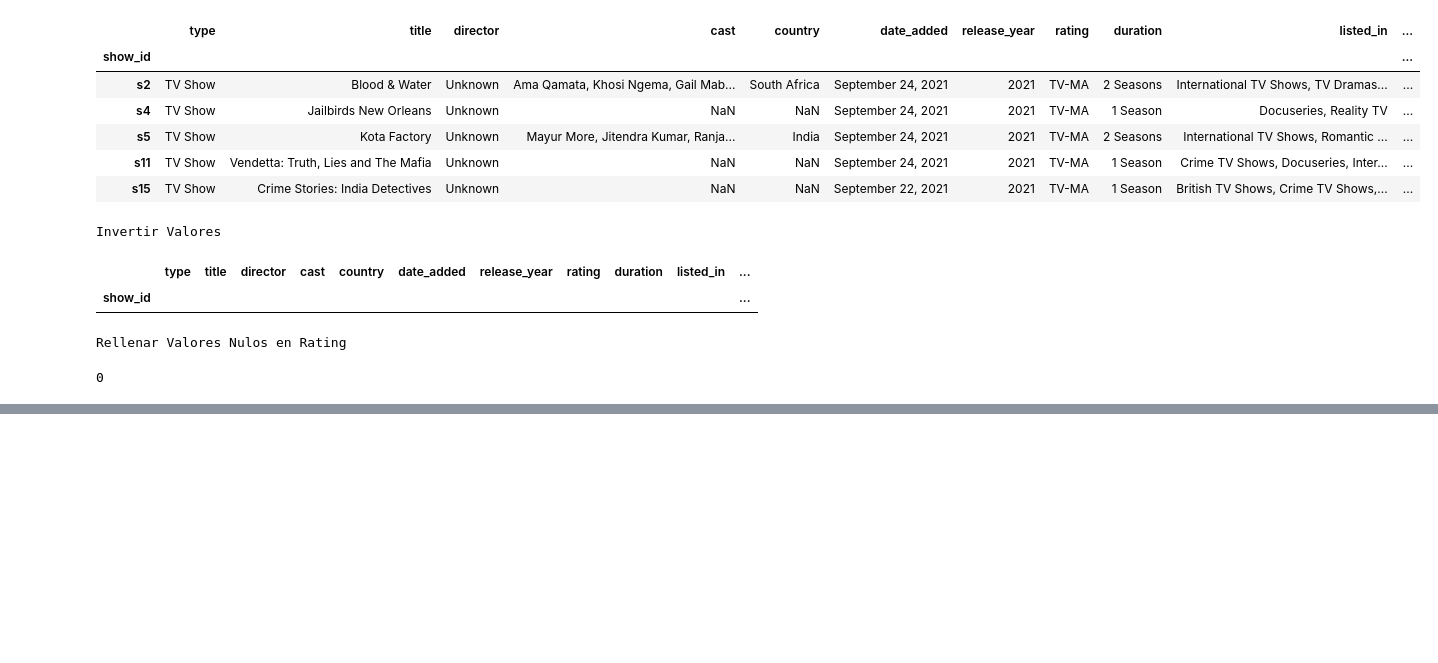
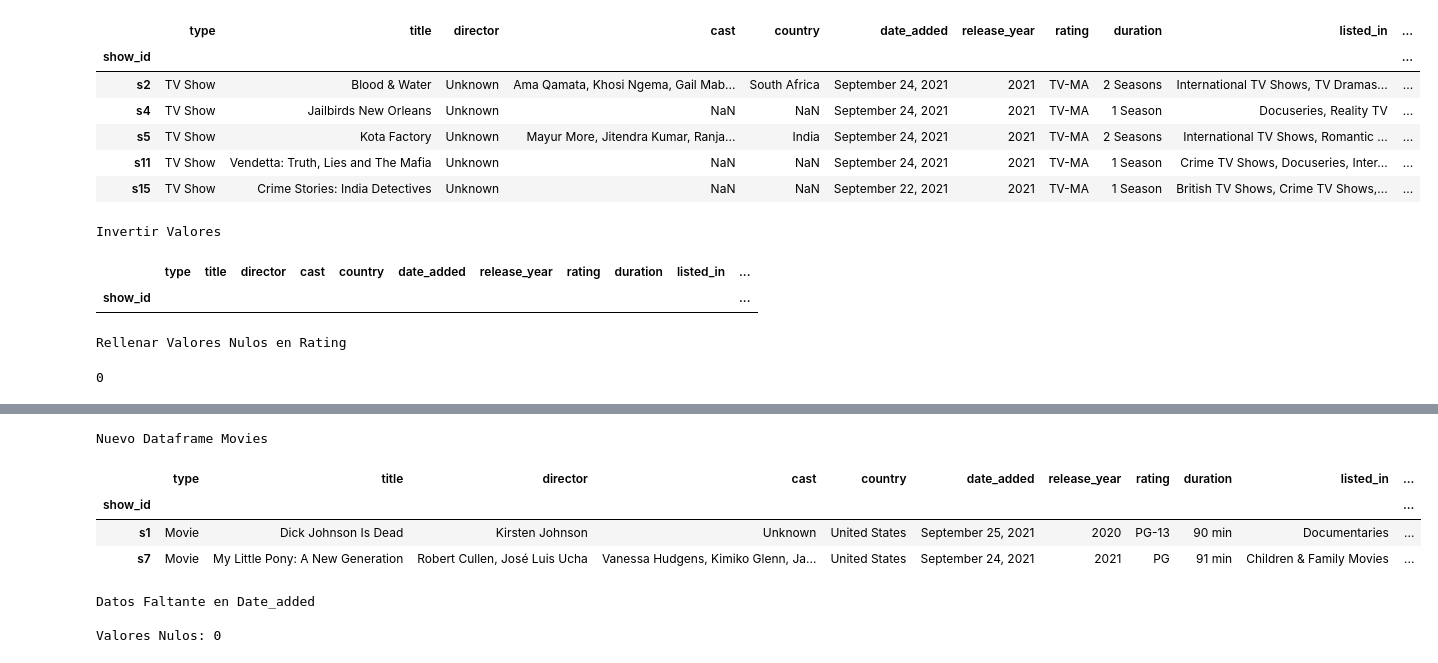
Before and after one commit to NinYuri/Machine_Learning, a Jupyter notebook: pandas/Tareas/Limpieza_Netflix.ipynb, the cells around one changed output, grey strips where cells are left out. Drawn from its saved outputs; the diff is of its cells as text; code cells hidden in the pictures; blank space fills up the shorter version.

```diff
--- a/pandas/Tareas/Limpieza_Netflix.ipynb
+++ b/pandas/Tareas/Limpieza_Netflix.ipynb
@@ -199,0 +250,21 @@ Rellenar Valores Nulos en Rating
+# %%
+# Crear un nuevo DataFrame de Películas
+
+df_movies = df_netflix[df_netflix['type'] == 'Movie']
+print("\033[1;31m" + "Nuevo Dataframe Movies" + "\033[0m\n")
+df_movies.head(2)
+# %% [output]
+Nuevo Dataframe Movies
+|  | type | title | director | cast | country | date_added | release_year | rating | duration | listed_in | ... |
+| show_id |  |  |  |  |  |  |  |  |  |  | ... |
+| s1 | Movie | Dick Johnson Is Dead | Kirsten Johnson | Unknown | United States | September 25, 2021 | 2020 | PG-13 | 90 min | Documentaries | ... |
+| s7 | Movie | My Little Pony: A New Generation | Robert Cullen, José Luis Ucha | Vanessa Hudgens, Kimiko Glenn, Ja... | United States | September 24, 2021 | 2021 | PG | 91 min | Children & Family Movies | ... |
+# %%
+# Tratar el dato faltante de la columna Date_added
+
+print("\033[1;31m" + "Datos Faltante en Date_added" + "\033[0m\n")
+print("\033[1;33m" + "Valores Nulos:" + "\033[0m", df_movies['date_added'].isnull().sum())
+# %% [output]
+Datos Faltante en Date_added
+
+Valores Nulos: 0
```
Also changed, not shown: parts of 18 cells of this notebook, 1 other file.
